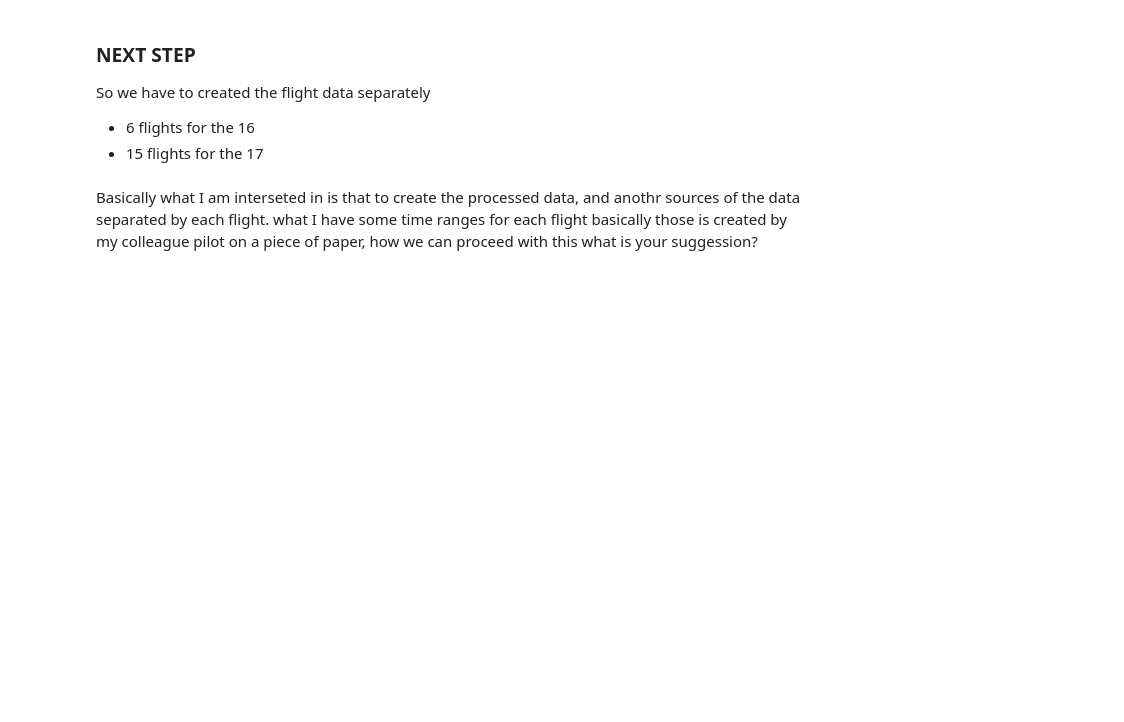
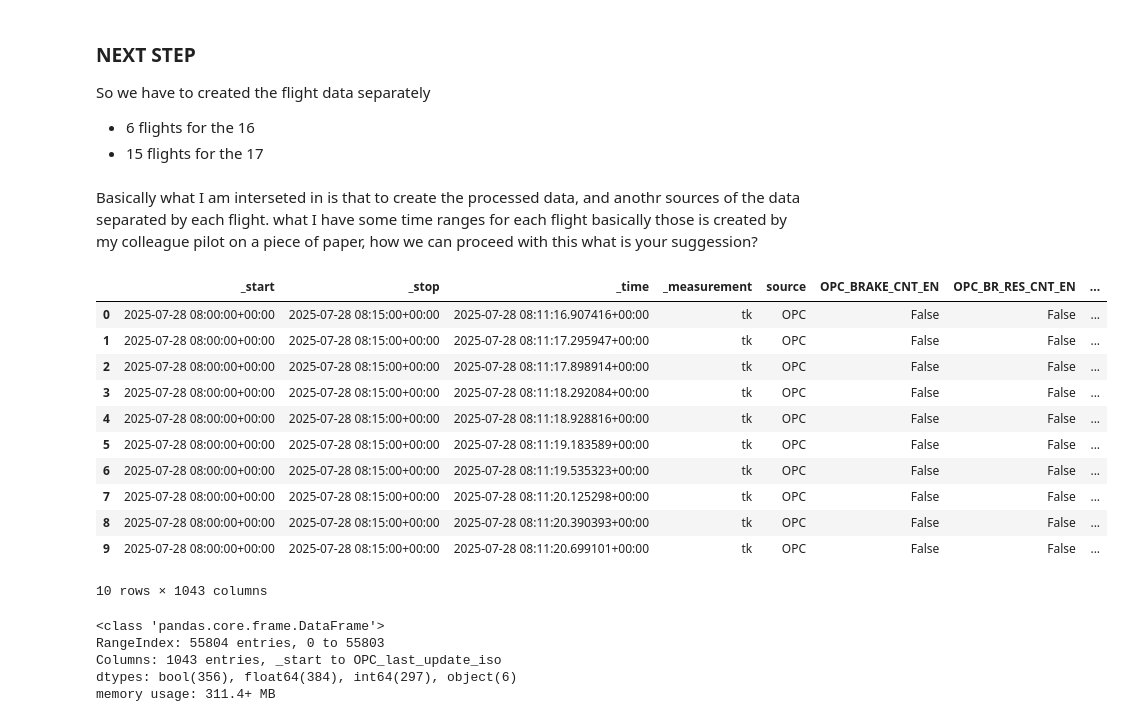
Before and after one commit to BaharakQaderi/field-data-pipeline, a Jupyter notebook: notebooks/EDA.ipynb, the cells around one changed output. Saved outputs shown, nothing was run; the diff lists cells and outputs as text; code cells hidden in the pictures; blank space fills up the shorter version.

Commit message:
the opc data for Calabria that I added and examin the size and the numbers of fields, HUGE

```diff
--- a/notebooks/EDA.ipynb
+++ b/notebooks/EDA.ipynb
@@ -134,3 +134,28 @@ So we have to created the flight data separately
 - 15 flights for the 17
 # %% [markdown]
 Basically what I am interseted in is that to create the processed data, and anothr sources of the data separated by each flight. what I have some time ranges for each flight basically those is created by my colleague pilot on a piece of paper, how we can proceed with this what is your suggession?
+# %%
+df_opc_28 = pd.read_csv('../data/INFLUX/OPC_data_2025-07-28.csv')
+# %%
+df_opc_28.head(10)
+# %% [output]
+|  | _start | _stop | _time | _measurement | source | OPC_BRAKE_CNT_EN | OPC_BR_RES_CNT_EN | ... |
+| 0 | 2025-07-28 08:00:00+00:00 | 2025-07-28 08:15:00+00:00 | 2025-07-28 08:11:16.907416+00:00 | tk | OPC | False | False | ... |
+| 1 | 2025-07-28 08:00:00+00:00 | 2025-07-28 08:15:00+00:00 | 2025-07-28 08:11:17.295947+00:00 | tk | OPC | False | False | ... |
+| 2 | 2025-07-28 08:00:00+00:00 | 2025-07-28 08:15:00+00:00 | 2025-07-28 08:11:17.898914+00:00 | tk | OPC | False | False | ... |
+| 3 | 2025-07-28 08:00:00+00:00 | 2025-07-28 08:15:00+00:00 | 2025-07-28 08:11:18.292084+00:00 | tk | OPC | False | False | ... |
+| 4 | 2025-07-28 08:00:00+00:00 | 2025-07-28 08:15:00+00:00 | 2025-07-28 08:11:18.928816+00:00 | tk | OPC | False | False | ... |
+| 5 | 2025-07-28 08:00:00+00:00 | 2025-07-28 08:15:00+00:00 | 2025-07-28 08:11:19.183589+00:00 | tk | OPC | False | False | ... |
+| 6 | 2025-07-28 08:00:00+00:00 | 2025-07-28 08:15:00+00:00 | 2025-07-28 08:11:19.535323+00:00 | tk | OPC | False | False | ... |
+| 7 | 2025-07-28 08:00:00+00:00 | 2025-07-28 08:15:00+00:00 | 2025-07-28 08:11:20.125298+00:00 | tk | OPC | False | False | ... |
+| 8 | 2025-07-28 08:00:00+00:00 | 2025-07-28 08:15:00+00:00 | 2025-07-28 08:11:20.390393+00:00 | tk | OPC | False | False | ... |
+| 9 | 2025-07-28 08:00:00+00:00 | 2025-07-28 08:15:00+00:00 | 2025-07-28 08:11:20.699101+00:00 | tk | OPC | False | False | ... |
+10 rows × 1043 columns
+# %%
+df_opc_28.info()
+# %% [output]
+<class 'pandas.core.frame.DataFrame'>
+RangeIndex: 55804 entries, 0 to 55803
+Columns: 1043 entries, _start to OPC_last_update_iso
+dtypes: bool(356), float64(384), int64(297), object(6)
+memory usage: 311.4+ MB
```
Also changed, not shown: parts of 3 cells of this notebook.
